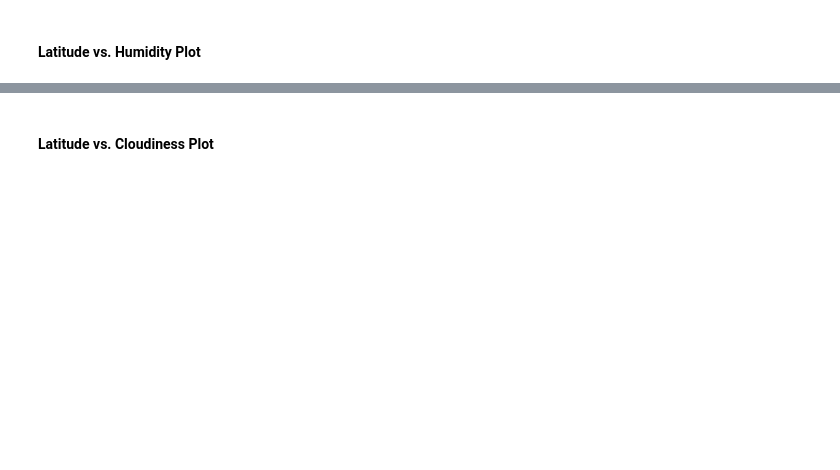
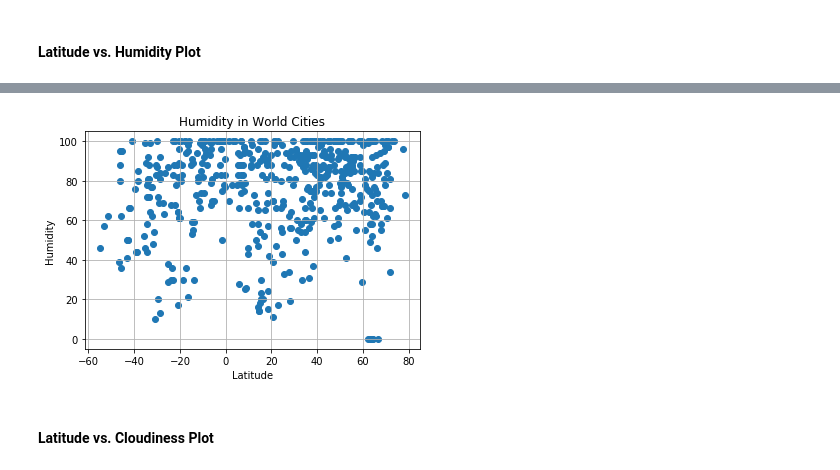
Before and after one commit to nhrashid/NRashid_Python-APIs_HW, a Jupyter notebook: WeatherPy.ipynb, the cells around one changed output, grey strips where cells are left out. Drawn from its saved outputs; the diff is of its cells as text; code cells hidden in the pictures; blank space fills up the shorter version.

```diff
--- a/WeatherPy.ipynb
+++ b/WeatherPy.ipynb
@@ -119,2 +171,18 @@ dtype: int64
+# %%
+plt.scatter(weather_data["lat"], weather_data["humidity"], marker="o")
+
+# Incorporate the other graph properties
+plt.title("Humidity in World Cities")
+plt.ylabel("Humidity")
+plt.xlabel("Latitude")
+plt.grid(True)
+
+# Save the figure
+plt.savefig("HumidityInWorldCities.png")
+
+# Show plot
+plt.show()
+# %% [output]
+[figure, added]
 # %% [markdown]
 #### Latitude vs. Cloudiness Plot
```
Also changed, not shown: parts of 16 cells of this notebook, 5 other files.
